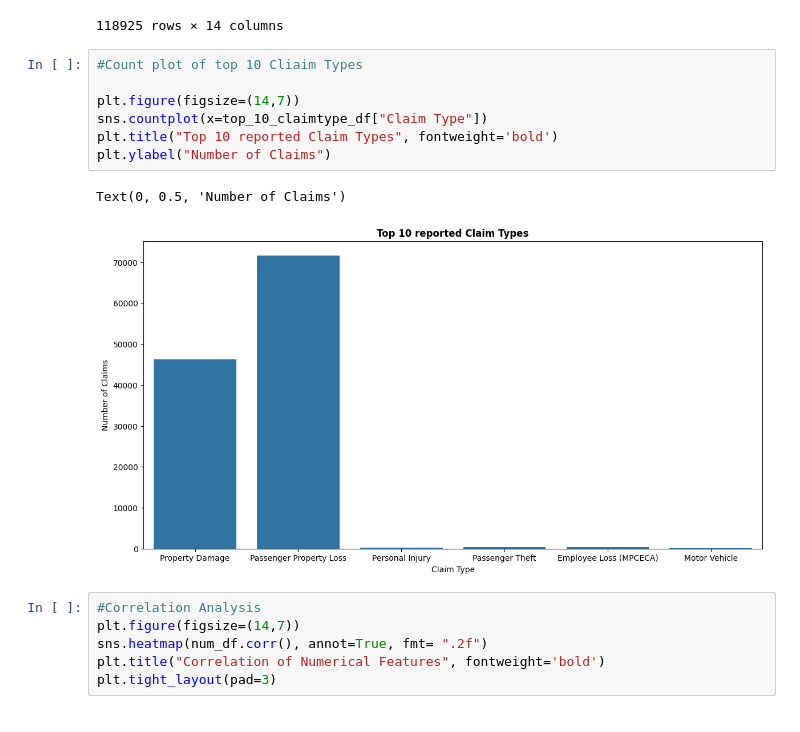
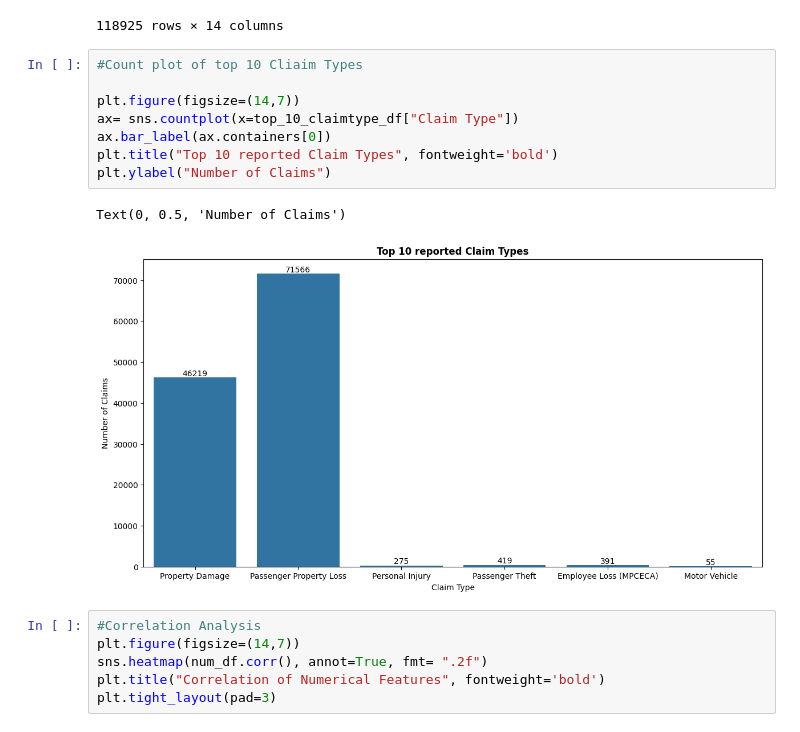
Before and after one commit to btokoli/Risk-Radar-Clustering-Airports-by-Claim-Patterns-to-Spotlight-High-Risk-Hubs, a Jupyter notebook: airportAnalysis.ipynb, the cells around one changed output. Saved outputs shown, nothing was run; the diff lists cells and outputs as text.

```diff
--- a/airportAnalysis.ipynb
+++ b/airportAnalysis.ipynb
@@ -442,13 +443,14 @@ top_10_claimtype_df
 # %%
 #Count plot of top 10 Cliaim Types
 
 plt.figure(figsize=(14,7))
-sns.countplot(x=top_10_claimtype_df["Claim Type"])
+ax= sns.countplot(x=top_10_claimtype_df["Claim Type"])
+ax.bar_label(ax.containers[0])
 plt.title("Top 10 reported Claim Types", fontweight='bold')
 plt.ylabel("Number of Claims")
 # %% [output]
 Text(0, 0.5, 'Number of Claims')
-[figure, old version]
+[figure, new version]
 # %%
 #Correlation Analysis
 plt.figure(figsize=(14,7))
```
Also changed, not shown: parts of 4 cells of this notebook.
